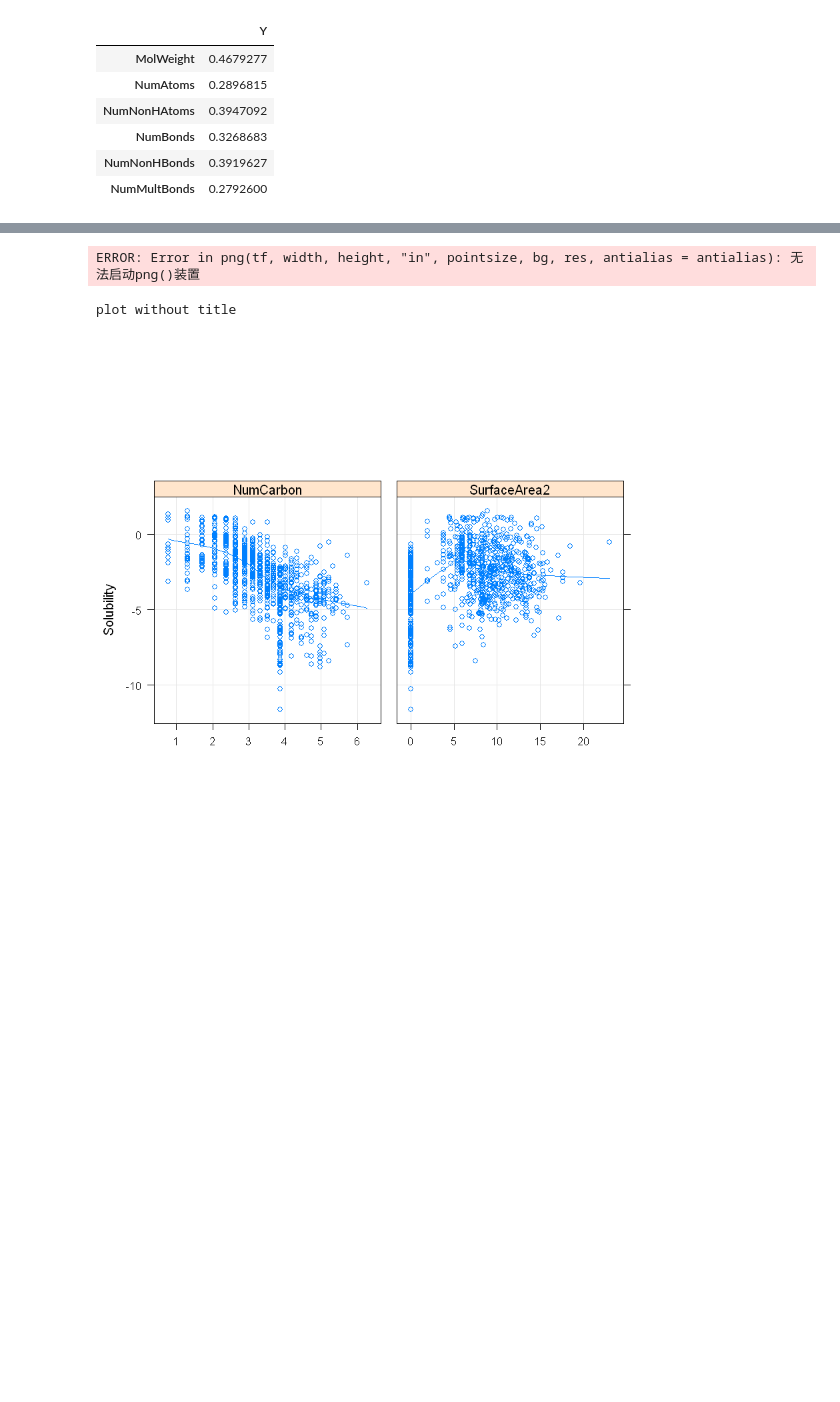
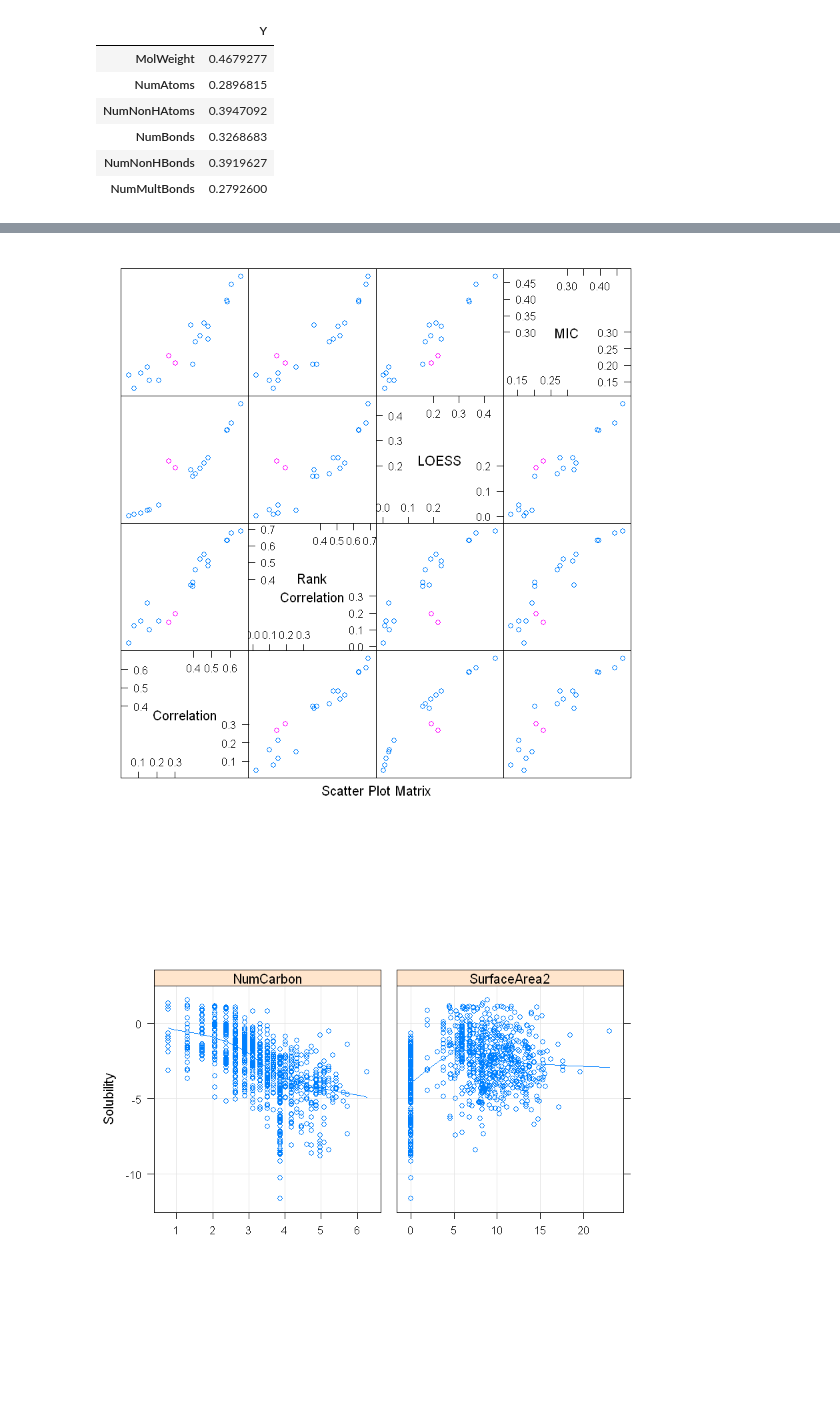
Before and after one commit to Randallzoeng/BookClub, a Jupyter notebook: AppliedPredictiveModeling/Chap. 18 Measuring Predictor Importance.ipynb, the cells around one changed output, grey strips where cells are left out. Saved outputs shown, nothing was run; the diff lists cells and outputs as text; code cells hidden in the pictures; blank space fills up the shorter version.

```diff
--- a/AppliedPredictiveModeling/Chap. 18 Measuring Predictor Importance.ipynb
+++ b/AppliedPredictiveModeling/Chap. 18 Measuring Predictor Importance.ipynb
@@ -156,5 +176,6 @@ head(mic_info$MIC)
 # SolContPred$Sol <- solTrainY
 # library(CORElearn)
 
-ReliefF <- CORElearn::attrEval(Sol~.,data=SolContPred,estimator = "RReliefFequalK")
-ReliefF <- data.frame(Predictor=names(ReliefF),Relief=ReliefF)
+ReliefF <- CORElearn::attrEval(solTrainY~.,data=trn[,col_num],estimator = "RReliefFequalK")
+ReliefF <- data.frame(predictors=names(ReliefF),relief=ReliefF)
+head(ReliefF)
@@ -185,0 +190,3 @@ df_splom$Group[grepl("Surface",df_splom$Predictor)] <- "SA"
+# %%
+var_summary <- cbind(df_cor,mic_info$MIC,varimp_loess,ReliefF)
+head(var_summary)
@@ -185,0 +201,3 @@ df_splom$Group[grepl("Surface",df_splom$Predictor)] <- "SA"
+# %%
+names(var_summary)[4] <- "MIC"
+var_summary <- var_summary[,-c(6)]
@@ -186,10 +215,14 @@ df_splom$Group[grepl("Surface",df_splom$Predictor)] <- "SA"
+# %%
+var_summary$pearson_abs <- abs(var_summary$pearson)
+var_summary$spearman_abs <- abs(var_summary$spearman)
+var_summary$group <- "Other"
+var_summary$group[grepl("Surface",var_summary$predictors)] <- "Surface"
 # %%
-splom(~df_splom[,c(3,4,2,5)],
-     groups=df_splom$Group,
-     varnames=c("Correlation", "Rank\nCorrelation", "LOESS", "MIC"))
+splom(~var_summary[,c(7,8,5,4)],
+     groups=var_summary$group,
+     varnames=c("Correlation", "Rank\nCorrelation","LOESS","MIC"))
 # %% [output]
-ERROR: Error in png(tf, width, height, "in", pointsize, bg, res, antialias = antialias): 无法启动png()装置
-plot without title
+[figure, added]
 # %%
 featurePlot(solTrainXtrans[,c("NumCarbon","SurfaceArea2")],
            solTrainY,between=list(x=1),
```
Also changed, not shown: parts of 25 cells of this notebook.
